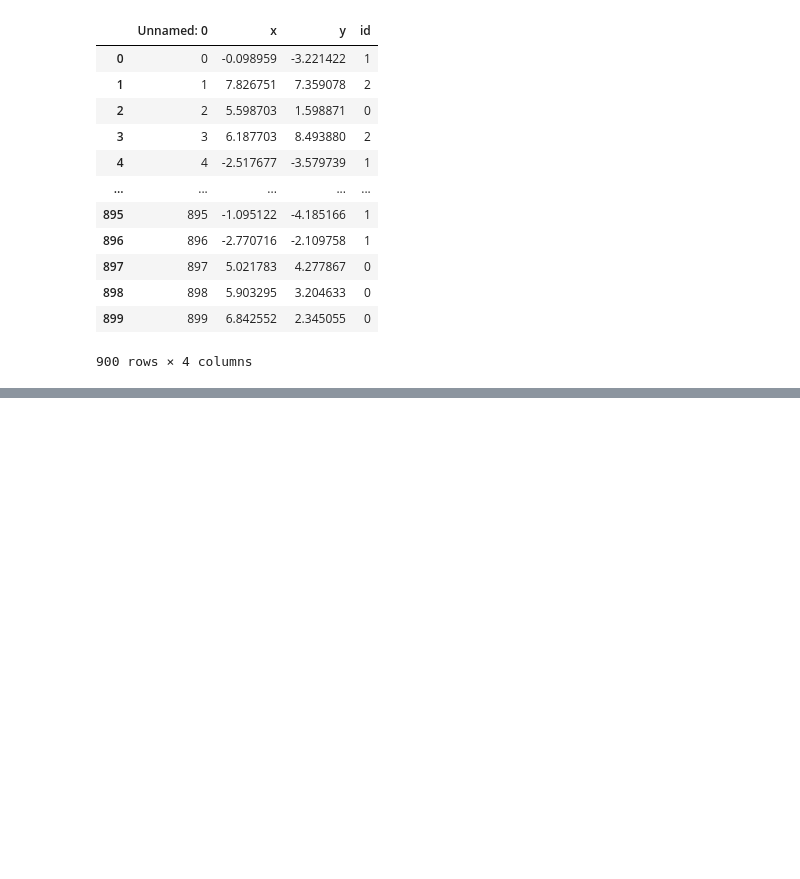
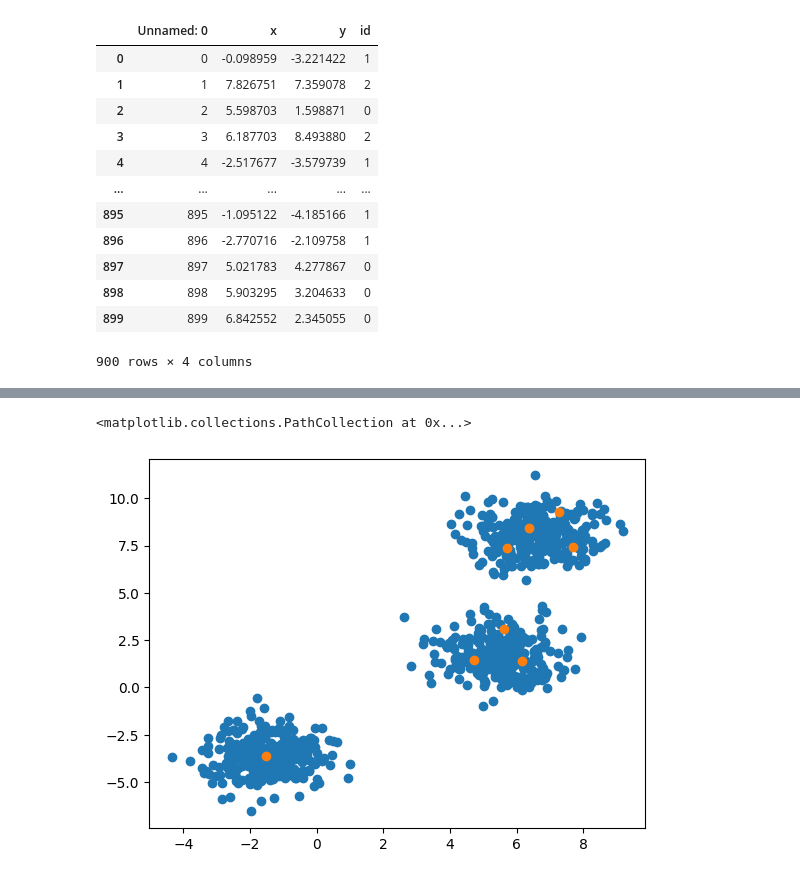
Before and after one commit to DeisyData/BIT_IA_Bootcamp, a Jupyter notebook: S7_C4_Clustering_kmeans.ipynb, the cells around one changed output, grey strips where cells are left out. Drawn from its saved outputs; the diff is of its cells as text; code cells hidden in the pictures; blank space fills up the shorter version.

```diff
--- a/S7_C4_Clustering_kmeans.ipynb
+++ b/S7_C4_Clustering_kmeans.ipynb
@@ -24,0 +59,33 @@ df
+# %%
+def centroides_iniciales (data,k):
+    return np.array(data)[np.random.randint(0,len(data),k)]
+# %%
+def distancia(P,K):
+    return np.sqrt((P[0]-K[0])**2+(P[1]-K[1])**2)
+# %%
+# tratara de guardar cada uno delos patrones que esten más cerca a un vector de centroides
+def clusterFunc(data,centroids, k):
+  cluster = {key:[] for key in range(k)} #este diccionario almacena que patron esta más cerca de cada centroide
+  for point in data:
+    aux = [] #lista auxiliar que guarda las distancias
+    for centroid in centroids:
+      aux.append(distancia(point,centroid))
+    belong = aux.index(min(aux))
+    cluster[belong].append(point)
+  return cluster
+# %%
+# ahora debo actualizar los centroides
+def update_centroids(cluster):
+  features = len(cluster[0][0]) # patrones clasificados en ese centroide
+  centroids_updates  = []
+  for c in cluster:
+    size_cluster = len(cluster[c]) #numero de caracteristicas
+    new = [] #guarda la suma de los valores en X y Y y lo divide por el tamaño, esto uno por uno (esta es otra lista auxiliar)
+    for index in range(features):
+        aux = 0
+        for point in cluster[c]:
+          aux = aux + point[index]
+
+        new.append(aux/size_cluster)
+    centroids_updates.append(new)
+  return np.array(centroids_updates) #lo guardo como un arreglo
@@ -24,0 +97,13 @@ df
+# %%
+# graficamos la iteracción de la actualización de los centroides hasta que su resultado sea igual
+plt.scatter(df['x'], df['y'])
+k = 8 # escoje 4 puntos aleatorios para empezar a iterar
+centroids = centroides_iniciales(data,k)
+cluster =  clusterFunc(data, centroids,k)
+while  (centroids!=update_centroids(cluster)).all(): # mientras que sean diferentes (!=)
+    centroids = update_centroids(cluster)
+    cluster = clusterFunc(data, centroids,k)
+plt.scatter(*zip(*update_centroids(cluster)))
+# %% [output]
+<matplotlib.collections.PathCollection at 0x...>
+[figure, added]
```
Also changed, not shown: parts of 9 cells of this notebook.
